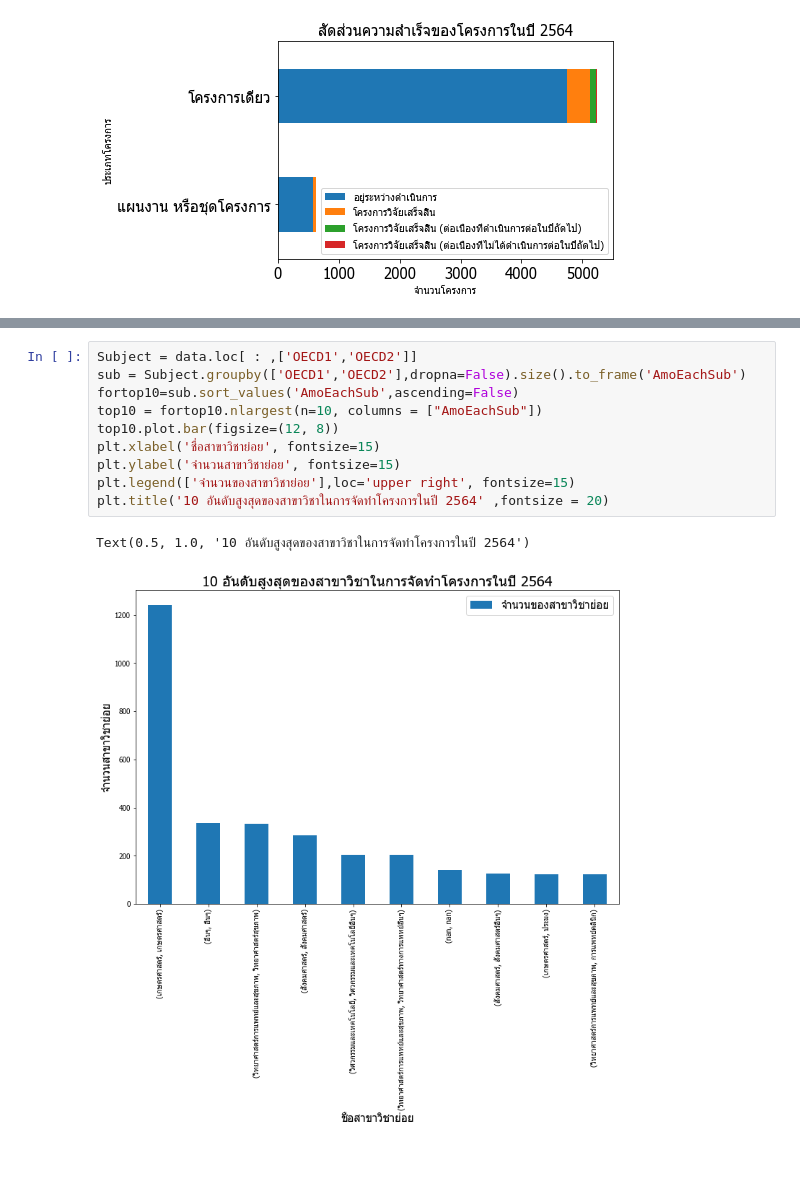
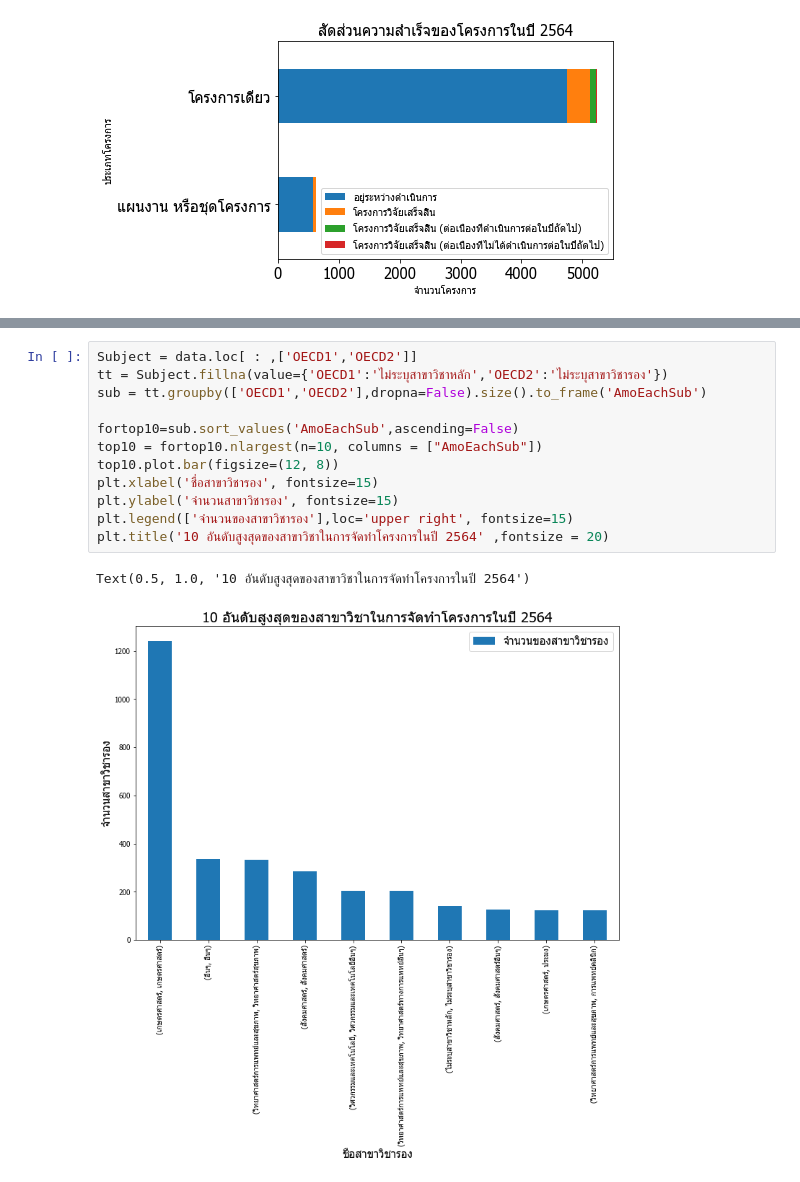
Before and after one commit to SrWannapa/DADS5001_miniProject, a Jupyter notebook: 6420422008_Wannapa_Sriphen.ipynb, the cells around one changed output, grey strips where cells are left out. Cells and saved outputs as stored; diff of their text form.

```diff
--- a/6420422008_Wannapa_Sriphen.ipynb
+++ b/6420422008_Wannapa_Sriphen.ipynb
@@ -43,13 +43,15 @@ ans2
 # %%
 Subject = data.loc[ : ,['OECD1','OECD2']]
-sub = Subject.groupby(['OECD1','OECD2'],dropna=False).size().to_frame('AmoEachSub')
+tt = Subject.fillna(value={'OECD1':'ไม่ระบุสาขาวิชาหลัก','OECD2':'ไม่ระบุสาขาวิชารอง'})
+sub = tt.groupby(['OECD1','OECD2'],dropna=False).size().to_frame('AmoEachSub')
+
 fortop10=sub.sort_values('AmoEachSub',ascending=False)
 top10 = fortop10.nlargest(n=10, columns = ["AmoEachSub"])
 top10.plot.bar(figsize=(12, 8))
-plt.xlabel('ชื่อสาขาวิชาย่อย', fontsize=15)
-plt.ylabel('จำนวนสาขาวิชาย่อย', fontsize=15)
-plt.legend(['จำนวนของสาขาวิชาย่อย'],loc='upper right', fontsize=15)
+plt.xlabel('ชื่อสาขาวิชารอง', fontsize=15)
+plt.ylabel('จำนวนสาขาวิชารอง', fontsize=15)
+plt.legend(['จำนวนของสาขาวิชารอง'],loc='upper right', fontsize=15)
 plt.title('10 อันดับสูงสุดของสาขาวิชาในการจัดทำโครงการในปี 2564' ,fontsize = 20)
 # %% [output]
 Text(0.5, 1.0, '10 อันดับสูงสุดของสาขาวิชาในการจัดทำโครงการในปี 2564')
-[figure, old version]
+[figure, new version]
```
Also changed, not shown: parts of 4 cells of this notebook.
